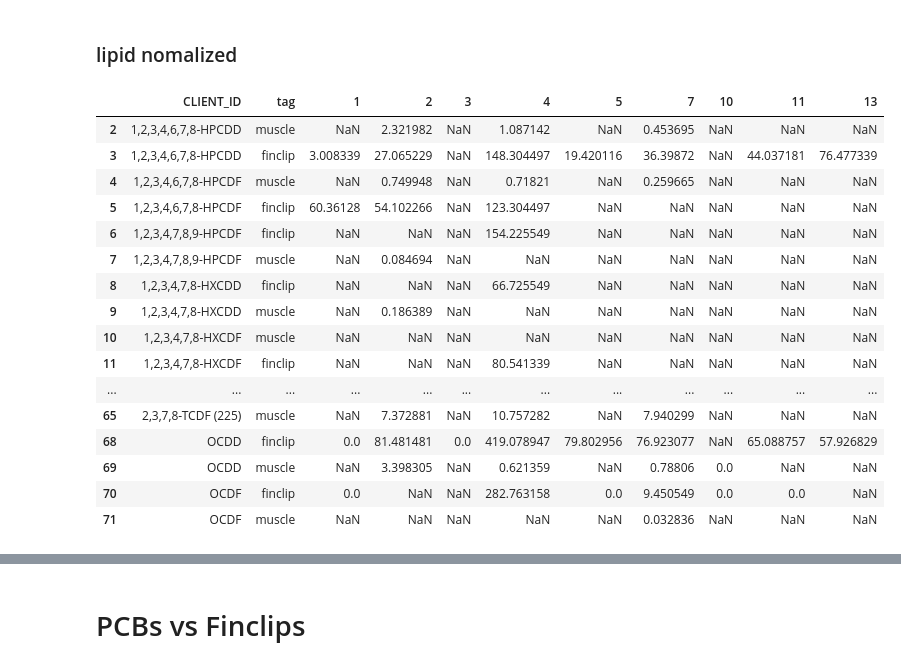
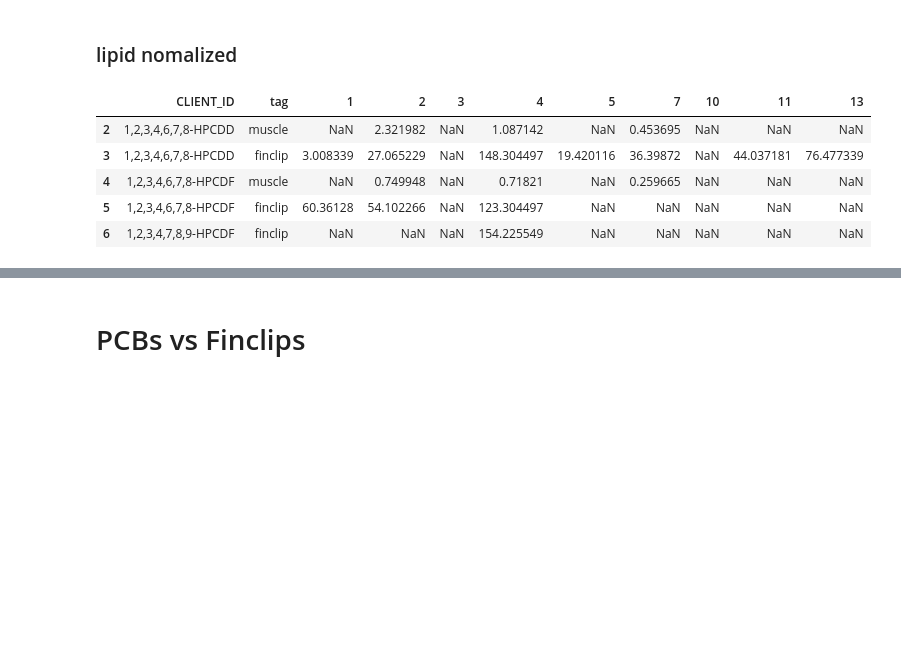
Before and after one commit to amirmtaghizadegan/Sturgeon, a Jupyter notebook: finclips.ipynb, the cells around one changed output, grey strips where cells are left out. Saved outputs shown, nothing was run; the diff lists cells and outputs as text; code cells hidden in the pictures; blank space fills up the shorter version.

```diff
--- a/finclips.ipynb
+++ b/finclips.ipynb
@@ -128,30 +128,19 @@ position of corrected samples: (array([ 7, 28, 28, 29, 29, 29, 29, 30, 30, 30, 3
 # %%
 lipid_table = pd.concat([finclip_l, muscle_l], axis = 0)
 lipid_table.sort_values(['CLIENT_ID'], inplace = True)
 lipid_table.reset_index(drop=True, inplace=True)
 lipid_table.drop(index=[0, 1], inplace=True)
 lipid_table.drop(index = lipid_table.index[lipid_table.CLIENT_ID.str.contains('WHO', case = False)], inplace=True)
 lipid_table.drop(index = lipid_table.index[lipid_table.CLIENT_ID.str.contains('Total', case = False)], inplace=True)
 lipid_table.drop(index = lipid_table.index[lipid_table.CLIENT_ID.str.contains('recovery', case = False)], inplace=True)
-lipid_table
+lipid_table.head()
 # %% [output]
 |  | CLIENT_ID | tag | 1 | 2 | 3 | 4 | 5 | 7 | 10 | 11 | 13 |
 | 2 | 1,2,3,4,6,7,8-HPCDD | muscle | NaN | 2.321982 | NaN | 1.087142 | NaN | 0.453695 | NaN | NaN | NaN |
 | 3 | 1,2,3,4,6,7,8-HPCDD | finclip | 3.008339 | 27.065229 | NaN | 148.304497 | 19.420116 | 36.39872 | NaN | 44.037181 | 76.477339 |
 | 4 | 1,2,3,4,6,7,8-HPCDF | muscle | NaN | 0.749948 | NaN | 0.71821 | NaN | 0.259665 | NaN | NaN | NaN |
 | 5 | 1,2,3,4,6,7,8-HPCDF | finclip | 60.36128 | 54.102266 | NaN | 123.304497 | NaN | NaN | NaN | NaN | NaN |
 | 6 | 1,2,3,4,7,8,9-HPCDF | finclip | NaN | NaN | NaN | 154.225549 | NaN | NaN | NaN | NaN | NaN |
-| 7 | 1,2,3,4,7,8,9-HPCDF | muscle | NaN | 0.084694 | NaN | NaN | NaN | NaN | NaN | NaN | NaN |
-| 8 | 1,2,3,4,7,8-HXCDD | finclip | NaN | NaN | NaN | 66.725549 | NaN | NaN | NaN | NaN | NaN |
-| 9 | 1,2,3,4,7,8-HXCDD | muscle | NaN | 0.186389 | NaN | NaN | NaN | NaN | NaN | NaN | NaN |
-| 10 | 1,2,3,4,7,8-HXCDF | muscle | NaN | NaN | NaN | NaN | NaN | NaN | NaN | NaN | NaN |
-| 11 | 1,2,3,4,7,8-HXCDF | finclip | NaN | NaN | NaN | 80.541339 | NaN | NaN | NaN | NaN | NaN |
-| ... | ... | ... | ... | ... | ... | ... | ... | ... | ... | ... | ... |
-| 65 | 2,3,7,8-TCDF (225) | muscle | NaN | 7.372881 | NaN | 10.757282 | NaN | 7.940299 | NaN | NaN | NaN |
-| 68 | OCDD | finclip | 0.0 | 81.481481 | 0.0 | 419.078947 | 79.802956 | 76.923077 | NaN | 65.088757 | 57.926829 |
-| 69 | OCDD | muscle | NaN | 3.398305 | NaN | 0.621359 | NaN | 0.78806 | 0.0 | NaN | NaN |
-| 70 | OCDF | finclip | 0.0 | NaN | NaN | 282.763158 | 0.0 | 9.450549 | 0.0 | 0.0 | NaN |
-| 71 | OCDF | muscle | NaN | NaN | NaN | NaN | NaN | 0.032836 | NaN | NaN | NaN |
 # %%
 t= lipid_table
 width = 0.2
```
Also changed, not shown: parts of 11 cells of this notebook.
